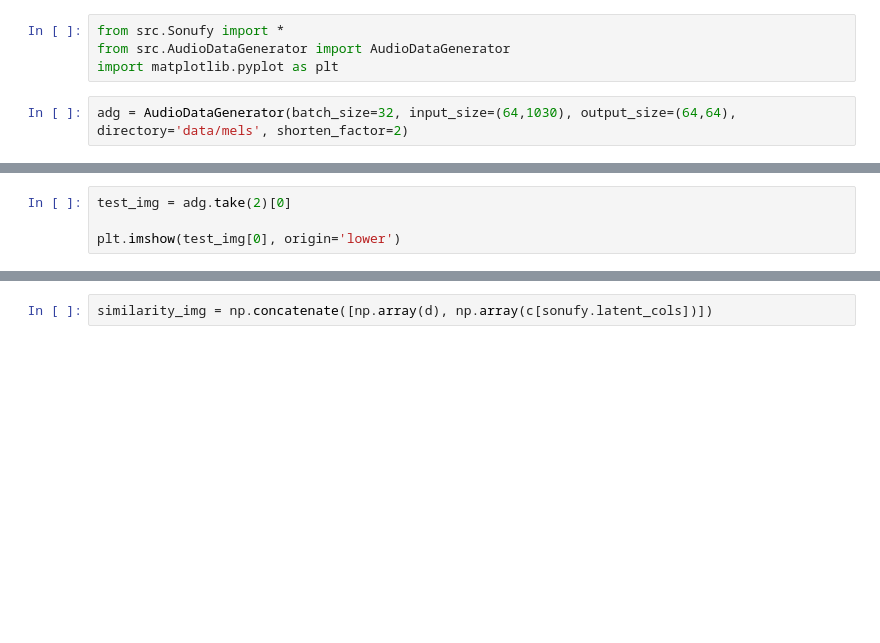
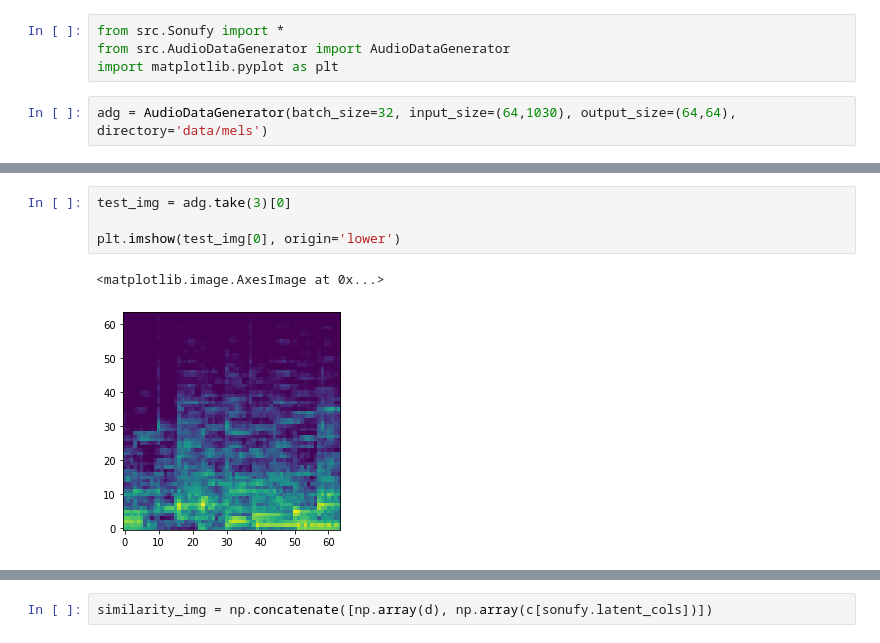
Before and after one commit to rollingstorms/song-similarity-app, a Jupyter notebook: model training.ipynb, the cells around one changed output, grey strips where cells are left out. Cells and saved outputs as stored; diff of their text form; blank space fills up the shorter version.

```diff
--- a/model training.ipynb
+++ b/model training.ipynb
@@ -3,5 +3,5 @@ from src.Sonufy import *
 from src.AudioDataGenerator import AudioDataGenerator
 import matplotlib.pyplot as plt
 # %%
-adg = AudioDataGenerator(batch_size=32, input_size=(64,1030), output_size=(64,64), directory='data/mels', shorten_factor=2)
+adg = AudioDataGenerator(batch_size=32, input_size=(64,1030), output_size=(64,64), directory='data/mels')
 # %% [output]
@@ -46,6 +84,9 @@ sonufy.save_db('data/test_db_short_256')
 # %%
-test_img = adg.take(2)[0]
+test_img = adg.take(3)[0]
 
 plt.imshow(test_img[0], origin='lower')
+# %% [output]
+<matplotlib.image.AxesImage at 0x...>
+[figure, added]
 # %%
 plt.imshow(sonufy.autoencoder(test_img)[0], origin='lower')
```
Also changed, not shown: parts of 13 cells of this notebook, 23 other files.
